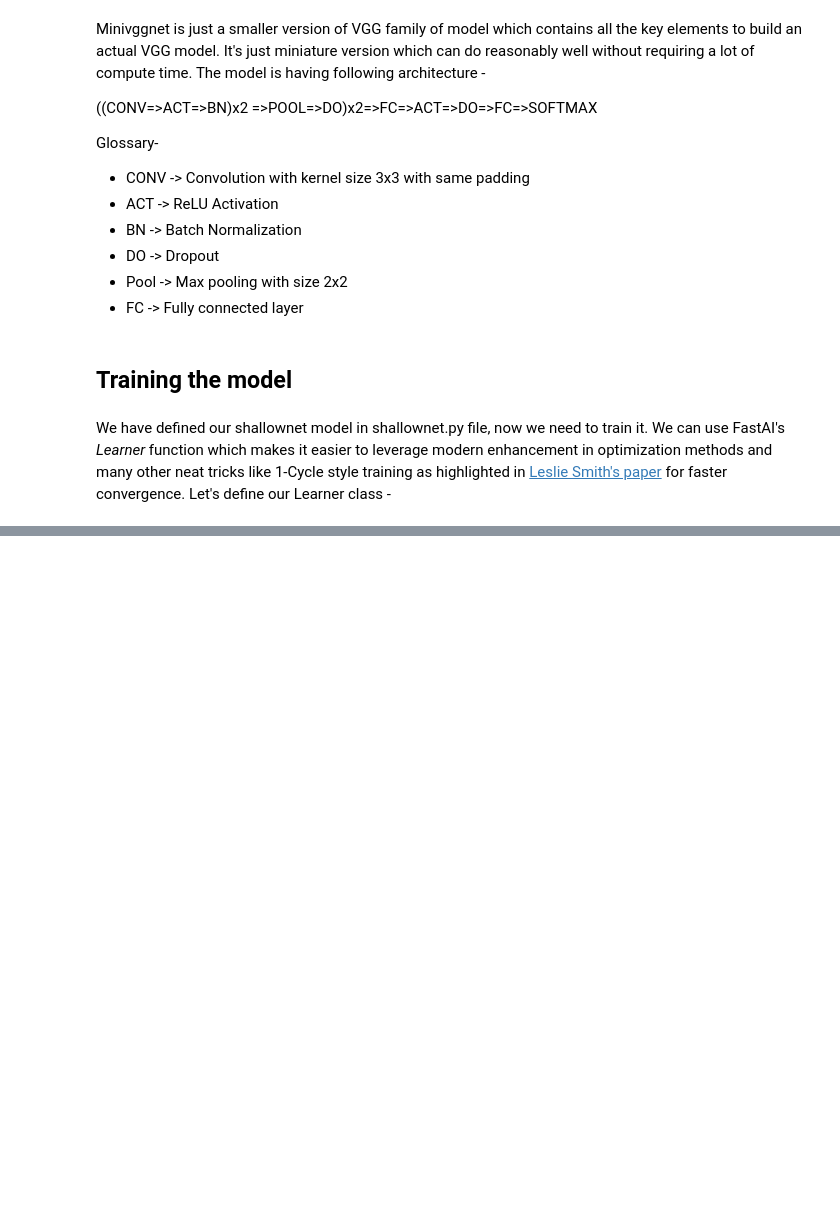
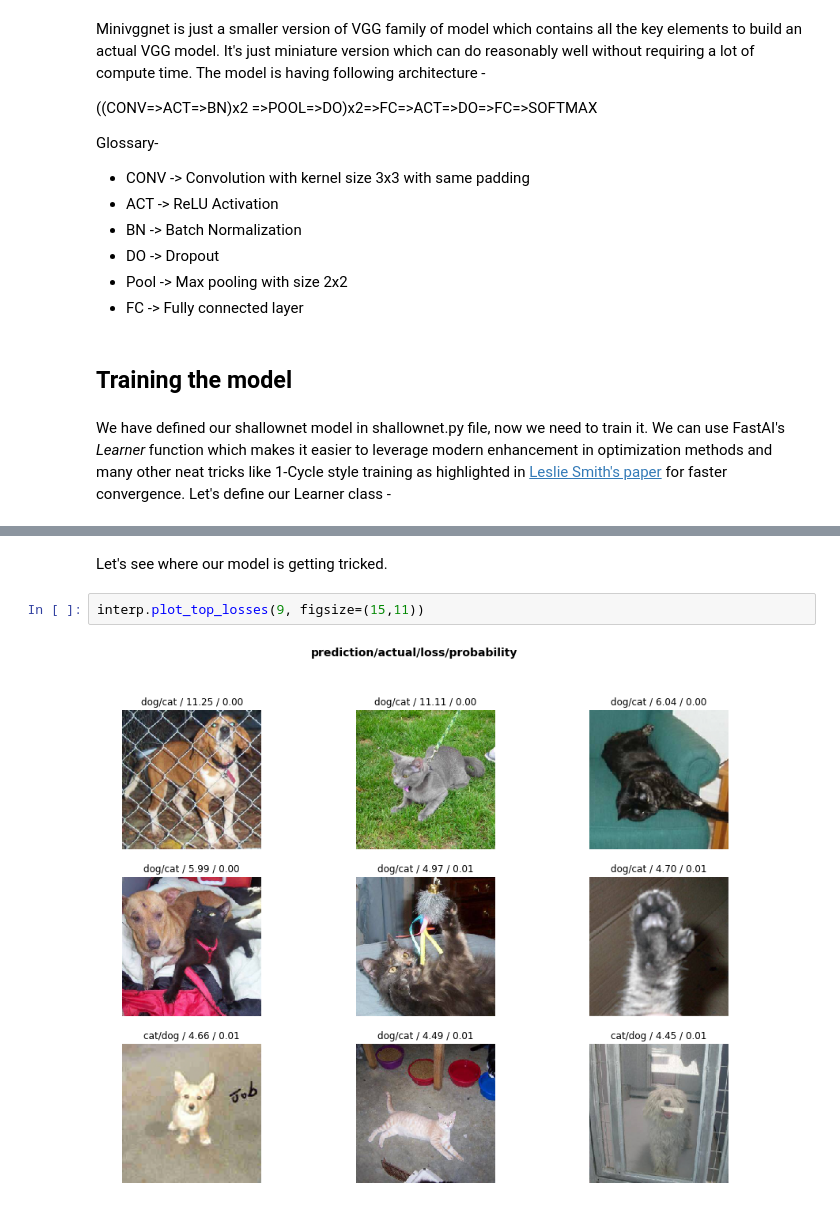
Before and after one commit to aayushmnit/Deep_learning_explorations, a Jupyter notebook: 9_Alexnet_fastai/AlexNet using FastAI.ipynb, the cells around one changed output, grey strips where cells are left out. Drawn from its saved outputs; the diff is of its cells as text; blank space fills up the shorter version.

```diff
--- a/9_Alexnet_fastai/AlexNet using FastAI.ipynb
+++ b/9_Alexnet_fastai/AlexNet using FastAI.ipynb
@@ -196,0 +154,6 @@ As we can see we are reaching 81% accuracy just by using simple MiniVggnet as co
+# %% [markdown]
+Let's see where our model is getting tricked.
+# %%
+interp.plot_top_losses(9, figsize=(15,11))
+# %% [output]
+[figure, added]
```
Also changed, not shown: parts of 30 cells of this notebook, 1 other file.
